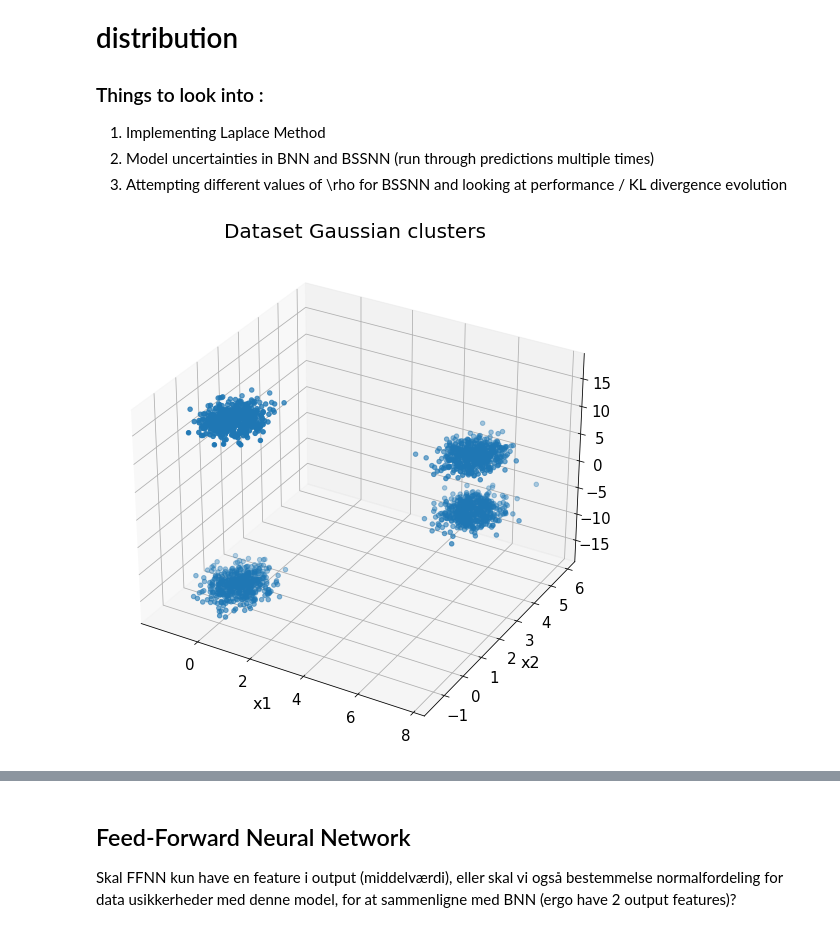
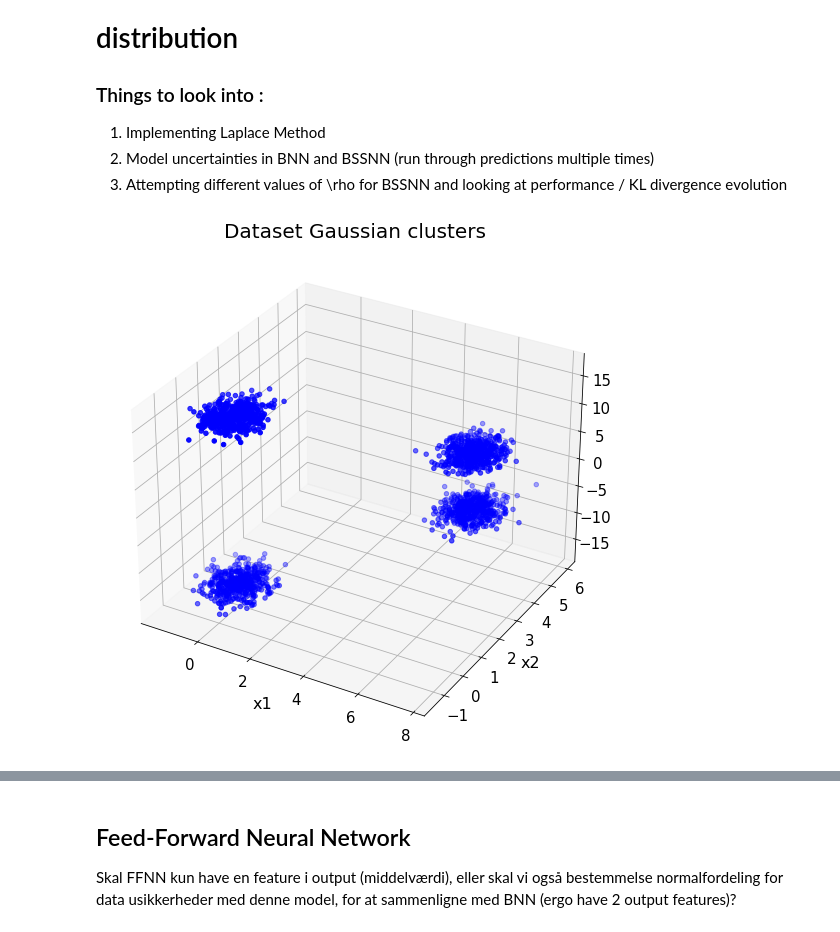
Before and after one commit to nalatraz/DeepLearning_Project7a, a Jupyter notebook: ClusterData.ipynb, the cells around one changed output, grey strips where cells are left out. Saved outputs shown, nothing was run; the diff lists cells and outputs as text; code cells hidden in the pictures.

```diff
--- a/ClusterData.ipynb
+++ b/ClusterData.ipynb
@@ -39,13 +39,13 @@ random.seed(10)
 # %%
 #center_locations = [[8, 8], [8, 4], [2, 8], [2, 4]]
 center_locations = [[0, 0], [4, 6]]
-X, y_true = make_blobs(n_samples=2000, centers=center_locations,
+X1, y_true = make_blobs(n_samples=2000, centers=center_locations,
                        cluster_std=0.50, random_state=0)
-X = X[:, ::-1] # flip axes for better plotting
+X1 = X1[:, ::-1] # flip axes for better plotting
 
 # Plot the data with K Means Labels
 kmeans = KMeans(2, random_state=0)
-labels = kmeans.fit(X).predict(X)
+labels = kmeans.fit(X1).predict(X1)
 
 # Create gaussian distributed labels
 mu = [-5, 5, -15, 15]
@@ -61,32 +61,32 @@ n = len(labels0)
 size1 = labels0[0:int(n/2)]
 size2 = labels0[int(n/2):n]
 size3 = labels1[0:int(n/2)]
 size4 = labels1[int(n/2):n]
 
 s1 = np.random.normal(loc=mu[0], scale=sigma[0], size=len(size1))
 s2 = np.random.normal(mu[1], sigma[1], len(size2))
 s3 = np.random.normal(mu[2], sigma[2], len(size3))
 s4 = np.random.normal(mu[3], sigma[3], len(size4))
 
 #replace categorical labels with distribution
 labels[size1] = s1
 labels[size2] = s2
 labels[size3] = s3
 labels[size4] = s4
 
 # plot 3D scatter data.
 from mpl_toolkits.mplot3d import Axes3D
 fig = plt.figure(figsize=(14,7))
 ax = Axes3D(fig) #, auto_add_to_figure=False)
 fig.add_axes(ax)
-ax.scatter(X[:, 0], X[:, 1], labels)
+ax.scatter(X1[:, 0], X1[:, 1], labels, color='b')
 plt.grid()
 plt.title('Dataset Gaussian clusters', fontsize=20)
 plt.xlabel('x1', fontsize=16)
 plt.ylabel('x2', fontsize=16)
 plt.xticks(fontsize=15)
 plt.yticks(fontsize=15)
 ax.zaxis.set_tick_params(labelsize=15)
 plt.show()
 # %% [output]
-[figure, old version]
+[figure, new version]
```
Also changed, not shown: parts of 13 cells of this notebook, 1 other file.
